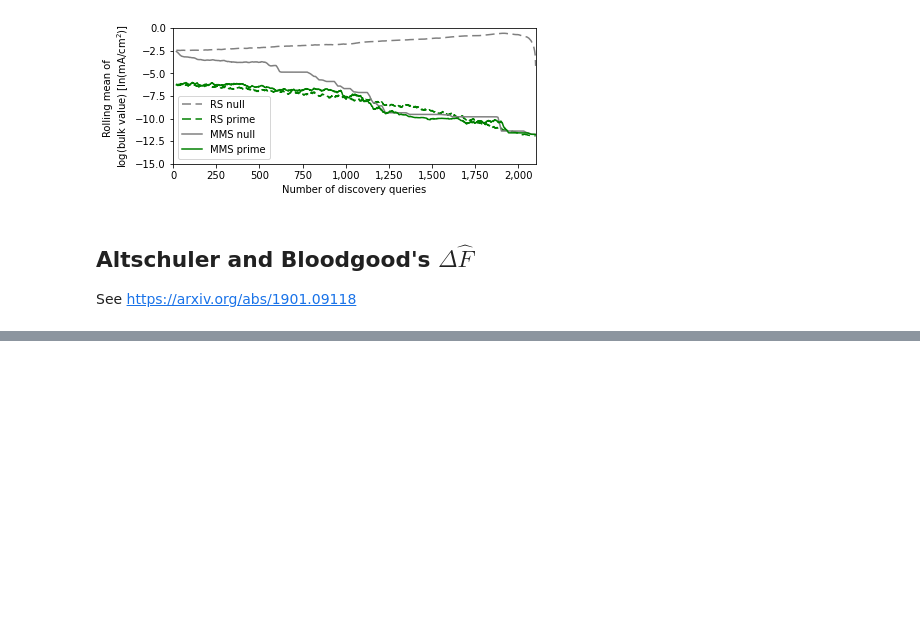
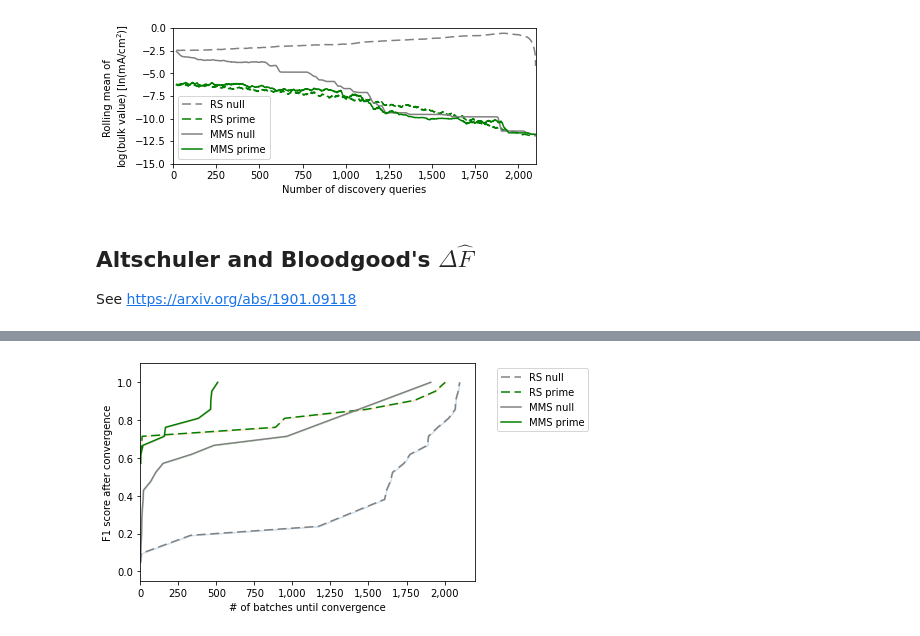
Before and after one commit to ulissigroup/catalyst-acquisitions, a Jupyter notebook: notebooks/comparisons/compare_hallucinations_synthesized.ipynb, the cells around one changed output, grey strips where cells are left out. Drawn from its saved outputs; the diff is of its cells as text; code cells hidden in the pictures; blank space fills up the shorter version.

```diff
--- a/notebooks/comparisons/compare_hallucinations_synthesized.ipynb
+++ b/notebooks/comparisons/compare_hallucinations_synthesized.ipynb
@@ -627,0 +691,91 @@ _ = ax.get_xaxis().set_major_formatter(FORMATTER)
+# %%
+from chart_studio import plotly
+import plotly.graph_objs as go
+
+
+def identify_pareto(scores):
+    '''
+    Shamelessly taken from https://pythonhealthcare.org/tag/pareto-front/
+    '''
+    # Count number of items
+    population_size = scores.shape[0]
+    # Create a NumPy index for scores on the pareto front (zero indexed)
+    population_ids = np.arange(population_size)
+    # Create a starting list of items on the Pareto front
+    # All items start off as being labelled as on the Parteo front
+    pareto_front = np.ones(population_size, dtype=bool)
+    # Loop through each item. This will then be compared with all other items
+    for i in tqdm(range(population_size), desc='pareto', total=population_size):
+        # Loop through all other items
+        for j in range(population_size):
+            # Check if our 'i' pint is dominated by out 'j' point
+            if all(scores[j] >= scores[i]) and any(scores[j] > scores[i]):
+                # j dominates i. Label 'i' point as not on Pareto front
+                pareto_front[i] = 0
+                # Stop further comparisons with 'i' (no more comparisons needed)
+                break
+    # Return ids of scenarios on pareto front
+    return population_ids[pareto_front]
+
+
+# Loop through all results
+traces = []
+pareto_fronts = dict.fromkeys(final_f1_by_sim)
+for search_type, f1s in final_f1_by_sim.items():
+    n_batches = final_n_batches_by_sim[search_type]
+
+    # Parse out the values of the Pareto plot
+    all_points = []
+    for (epsilon, kappa), f1 in f1s.items():
+        n_batch = n_batches[(epsilon, kappa)]
+        # Negative sign on # batches because our pareto optimizer maximizes
+        all_points.append([-n_batch, f1])
+    all_points = np.array(all_points)
+
+    # Find the Pareto-optimal points
+    pareto_indices = identify_pareto(all_points)
+    pareto_points = np.matmul(all_points[pareto_indices], np.array([[-1, 0], [0, 1]]))
+    pareto_settings = np.array(list(f1s.keys()))[pareto_indices]
+    pareto_front = {tuple(settings.tolist()): points
+                    for settings, points in zip(pareto_settings, pareto_points)}
+    pareto_fronts[search_type] = pareto_front
+
+    # Make the normal plot
+    x = pareto_points[:, 0]
+    y = pareto_points[:, 1]
+    ax = sns.lineplot(x, y, label=search_type)
+    _ = ax.set_xlabel('# of batches until convergence')
+    _ = ax.set_ylabel('F1 score after convergence')
+
+    # Make the interactive plot
+    hovertexts = ['<br>'.join(['Epsilon:  %.3f' % eps, 'Kappa:  %i' % kappa])
+                  for eps, kappa in pareto_settings]
+    trace = go.Scattergl(x=x, y=y,
+                         name=search_type,
+                         mode='markers',
+                         marker=dict(size=6),
+                         text=hovertexts,
+                         )
+    traces.append(trace)
+
+# Format the normal plot
+for line in ax.lines[:2]:
+    line.set_linestyle('--')
+    line.set_dashes((6, 3))
+ax.lines[0].set_color('gray')
+ax.lines[2].set_color('gray')
+ax.lines[1].set_color('green')
+ax.lines[3].set_color('green')
+_ = ax.set_xlim((0, 2200))
+_ = ax.set_ylim((-0.05, 1.1))
+_ = ax.legend(bbox_to_anchor=(1.05, 1), loc='upper left')
+_ = fig.set_size_inches(*FIG_SIZE)
+_ = ax.get_xaxis().set_major_formatter(FORMATTER)
+
+# Format the interactive plot
+layout = go.Layout(title='Bloodgood_pareto')
+plotly_login_info = {'username': 'ulissigroup', 'api_key': redacted}
+plotly.sign_in(**plotly_login_info)
+url = plotly.plot(go.Figure(data=traces, layout=layout), filename='MMS/Bloodgood_Pareto')
+# %% [output]
+[figure, added]
```
Also changed, not shown: parts of 3 cells of this notebook.
